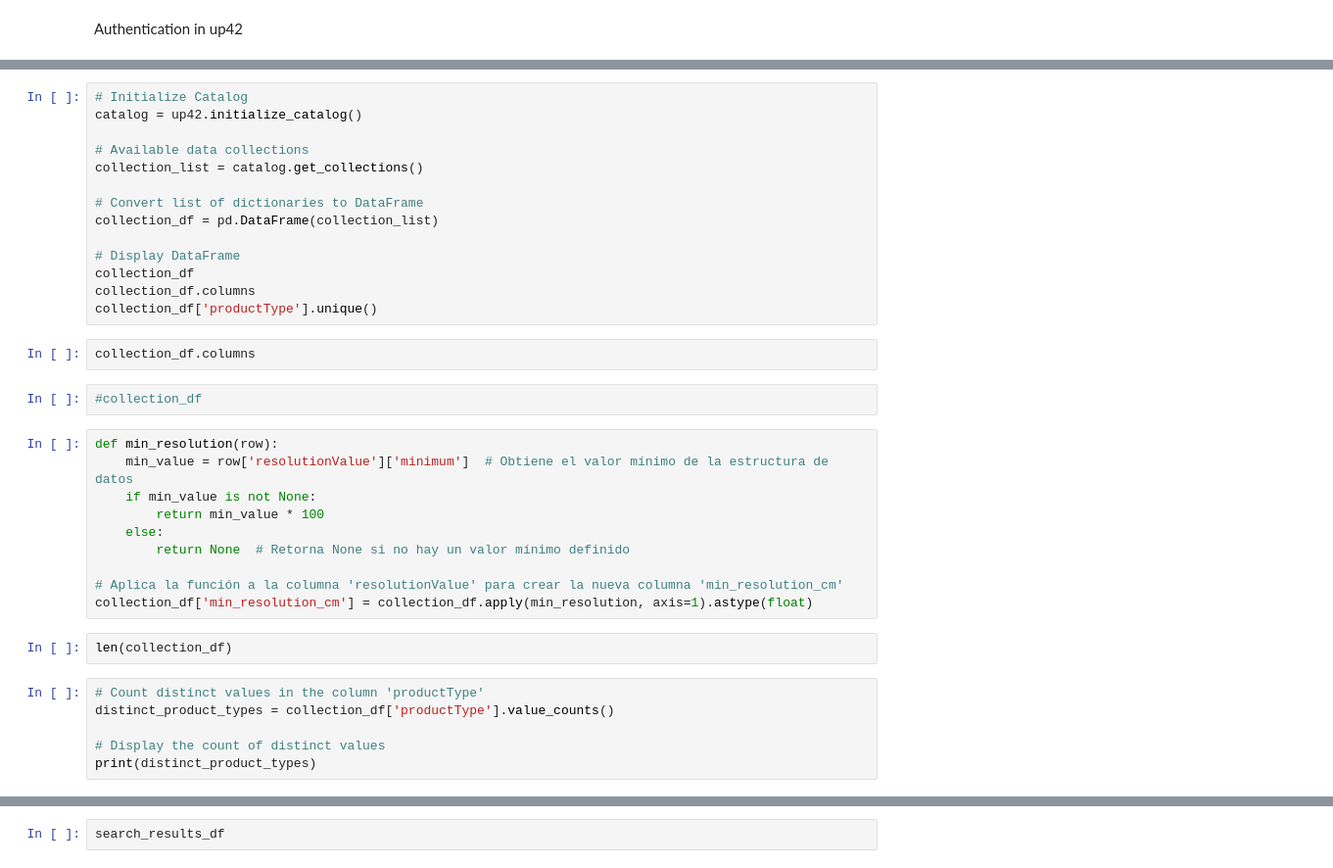
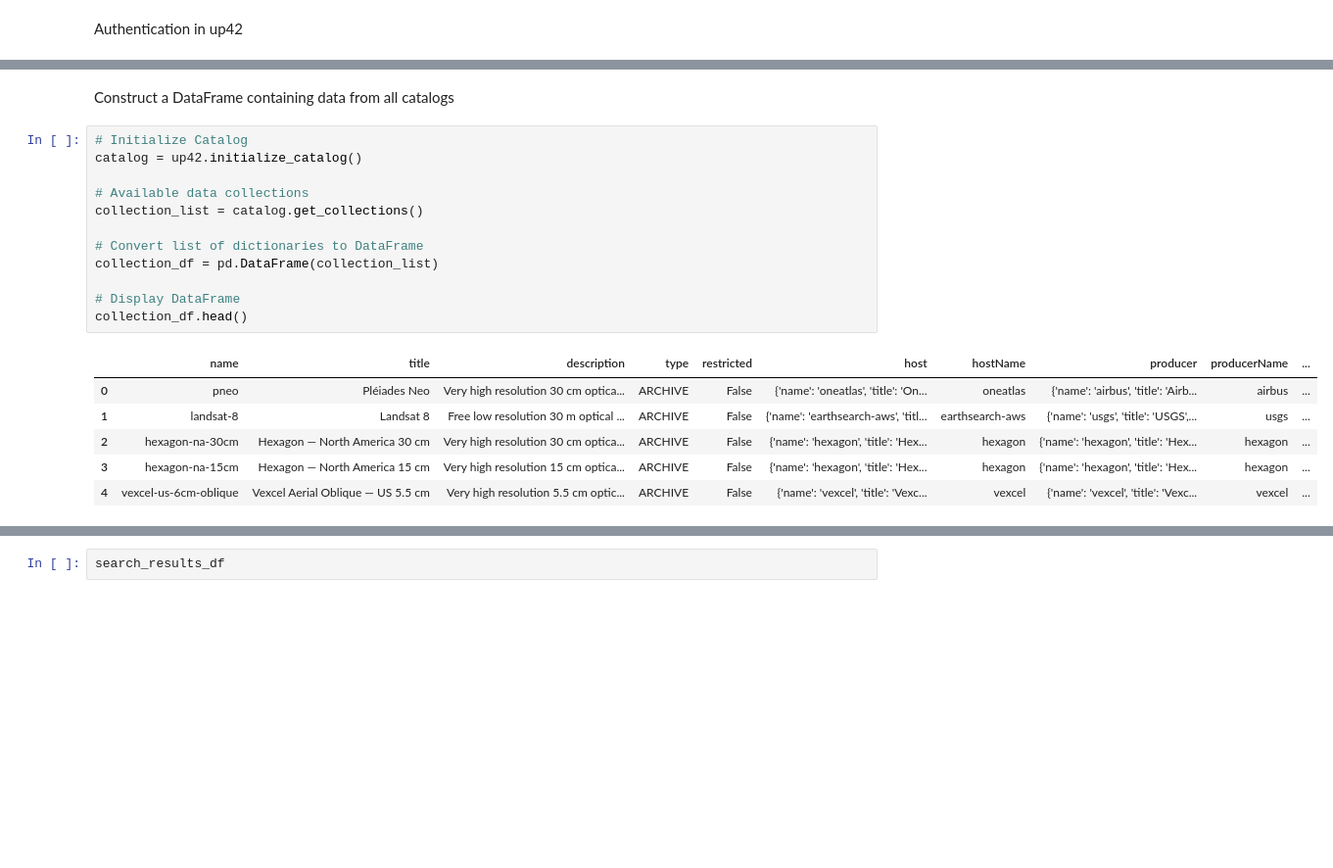
Before and after one commit to urbanis/up-42-challenge, a Jupyter notebook: up-42-challenge.ipynb, the cells around one changed output, grey strips where cells are left out. Shown: that part at 98% size. Saved outputs shown, nothing was run; the diff lists cells and outputs as text; blank space fills up the shorter version.

Commit message:
update search more catalogs

```diff
--- a/up-42-challenge.ipynb
+++ b/up-42-challenge.ipynb
@@ -112,36 +134,21 @@ up42.authenticate(cfg_file="credentials.json")
+# %% [markdown]
+Construct a DataFrame containing data from all catalogs
 # %%
 # Initialize Catalog
 catalog = up42.initialize_catalog()
 
 # Available data collections
 collection_list = catalog.get_collections()
 
 # Convert list of dictionaries to DataFrame
 collection_df = pd.DataFrame(collection_list)
 
 # Display DataFrame
-collection_df
-collection_df.columns
-collection_df['productType'].unique()
+collection_df.head()
+# %% [output]
+|  | name | title | description | type | restricted | host | hostName | producer | producerName | ... |
+| 0 | pneo | Pléiades Neo | Very high resolution 30 cm optica... | ARCHIVE | False | {'name': 'oneatlas', 'title': 'On... | oneatlas | {'name': 'airbus', 'title': 'Airb... | airbus | ... |
+| 1 | landsat-8 | Landsat 8 | Free low resolution 30 m optical ... | ARCHIVE | False | {'name': 'earthsearch-aws', 'titl... | earthsearch-aws | {'name': 'usgs', 'title': 'USGS',... | usgs | ... |
+| 2 | hexagon-na-30cm | Hexagon — North America 30 cm | Very high resolution 30 cm optica... | ARCHIVE | False | {'name': 'hexagon', 'title': 'Hex... | hexagon | {'name': 'hexagon', 'title': 'Hex... | hexagon | ... |
+| 3 | hexagon-na-15cm | Hexagon — North America 15 cm | Very high resolution 15 cm optica... | ARCHIVE | False | {'name': 'hexagon', 'title': 'Hex... | hexagon | {'name': 'hexagon', 'title': 'Hex... | hexagon | ... |
+| 4 | vexcel-us-6cm-oblique | Vexcel Aerial Oblique — US 5.5 cm | Very high resolution 5.5 cm optic... | ARCHIVE | False | {'name': 'vexcel', 'title': 'Vexc... | vexcel | {'name': 'vexcel', 'title': 'Vexc... | vexcel | ... |
-# %%
-collection_df.columns
-# %%
-#collection_df
-# %%
-def min_resolution(row):
-    min_value = row['resolutionValue']['minimum']  # Obtiene el valor mínimo de la estructura de datos
-    if min_value is not None:
-        return min_value * 100
-    else:
-        return None  # Retorna None si no hay un valor mínimo definido
-
-# Aplica la función a la columna 'resolutionValue' para crear la nueva columna 'min_resolution_cm'
-collection_df['min_resolution_cm'] = collection_df.apply(min_resolution, axis=1).astype(float)
-# %%
-len(collection_df)
-# %%
-# Count distinct values in the column 'productType'
-distinct_product_types = collection_df['productType'].value_counts()
-
-# Display the count of distinct values
-print(distinct_product_types)
```
Also changed, not shown: parts of 28 cells of this notebook, 2 other files.
